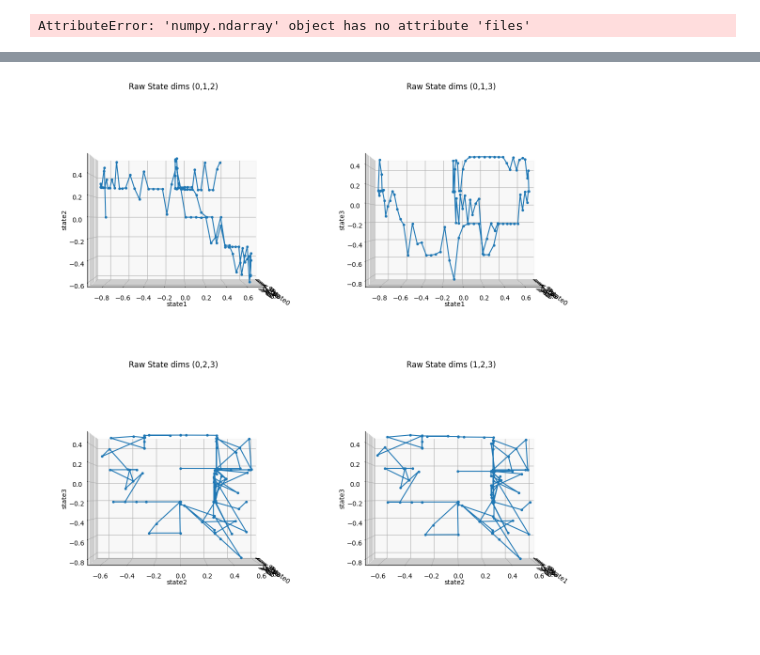
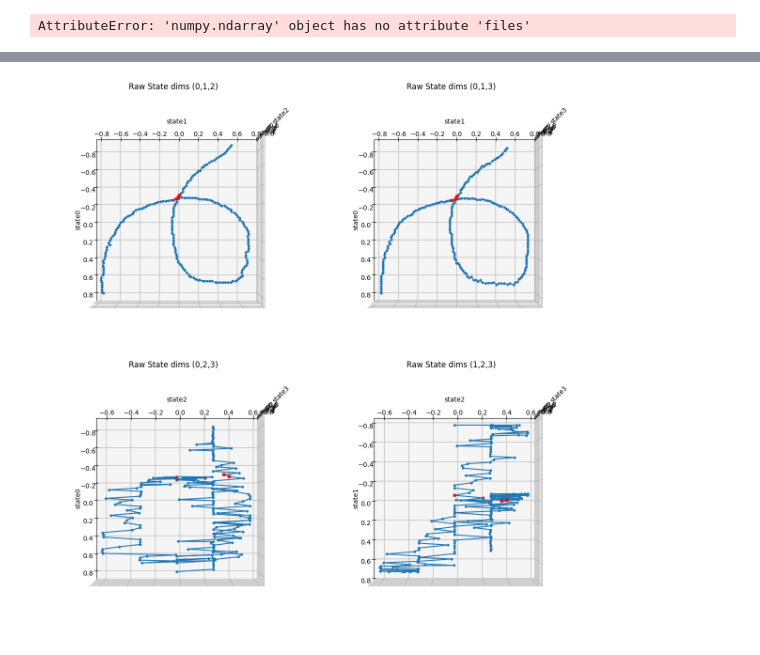
Before and after one commit to jhri626/Lfd, a Jupyter notebook: data.ipynb, the cells around one changed output, grey strips where cells are left out. Cells and saved outputs as stored; diff of their text form; code cells hidden in the pictures.

```diff
--- a/data.ipynb
+++ b/data.ipynb
@@ -328,3 +305,33 @@ Avg Triplet Loss along trajectory: 0.126973
 # %%
-losses
+traj_idx=[i for i in range(7)]
+for i in traj_idx:
+    demo = demos[i]  # shape: (n_steps, dim_ws, window)
+    n_steps, dim_ws, window = demo.shape
+
+    latent_traj = []
+    for t in range(n_steps):
+        pos = demo[t, :, 0]  # (dim_ws,)
+        if params.dynamical_system_order == 2:
+            next_pos = demo[t, :, 1]
+            vel = next_pos - pos
+            from submodule.CONDOR.src.agent.utils.dynamical_system_operations import normalize_state
+            vel_norm = normalize_state(
+                torch.tensor(vel).view(1, dim_ws, 1),
+                x_min=torch.tensor(data['vel min train']).view(1, dim_ws, 1),
+                x_max=torch.tensor(data['vel max train']).view(1, dim_ws, 1)
+            ).squeeze()
+            state_vec = torch.cat([torch.tensor(pos), vel_norm], dim=0)
+        else:
+            state_vec = torch.tensor(pos)
+
+        x_input = state_vec.view(1, -1).float().to(device)
+        prim_tensor = torch.tensor([primitive_ids[traj_idx]], device=device)
+        with torch.no_grad():
+            lat = encoder(x_input, prim_tensor).cpu().numpy().squeeze()
+        latent_traj.append(lat)
+
+    latent_traj = np.stack(latent_traj)  # shape: (n_steps, latent_space_dim)
+    print(latent_traj[-1,:])
+
+print(goal)
 # %% [output]
@@ -354,6 +367,8 @@ state_traj.shape
 # %%
 # 5. Plot raw state trajectories for the same demo
 # 원본 state 차원: dim_state = workspace_dimensions * dynamical_system_order
+traj_idx=0
+demo=demos[traj_idx]
 state_traj = []  # shape: (n_steps, dim_state)
 for t in range(n_steps):
     pos = demo[t, :, 0]  # 위치
@@ -365,35 +380,37 @@ for t in range(n_steps):
         vel_norm = normalize_state(
             torch.tensor(vel).view(1, dim_ws, 1),
             x_min=torch.tensor(data['vel min train']).view(1, dim_ws, 1),
             x_max=torch.tensor(data['vel max train']).view(1, dim_ws, 1)
         ).squeeze().numpy()
         state_vec = np.concatenate([pos, vel_norm], axis=0)
     else:
         state_vec = pos
     state_traj.append(state_vec)
 state_traj = np.stack(state_traj)  # (n_steps, dim_state)
 
 # 6. 3D raw state subplots (first 3 dims of state_vec)
 fig = plt.figure(figsize=(12,12))
 # we only have dim_state=4 at most, so we can do same 4 combos:
 for i, (a,b,c) in enumerate(combinations, 1):
     ax = fig.add_subplot(2,2,i, projection='3d')
     ax.plot(
         state_traj[:, a],
         state_traj[:, b],
         state_traj[:, c],
         marker='o',
         markersize=3
     )
+    ax.scatter(state_traj[mask, a], state_traj[mask, b], state_traj[mask, c],
+               c='red', marker='X', s=20, label='special points')
     ax.set_xlabel(f'state{a}')
     ax.set_ylabel(f'state{b}')
     ax.set_zlabel(f'state{c}')
     ax.set_title(f'Raw State dims ({a},{b},{c})')
-    ax.view_init(elev=0, azim=0)
+    ax.view_init(elev=90, azim=0)
 plt.tight_layout()
 plt.show()
 # %% [output]
-[figure, old version]
+[figure, new version]
 # %%
 import numpy as np
 from sklearn.neighbors import KDTree
```
Also changed, not shown: parts of 12 cells of this notebook, 1 other file.
